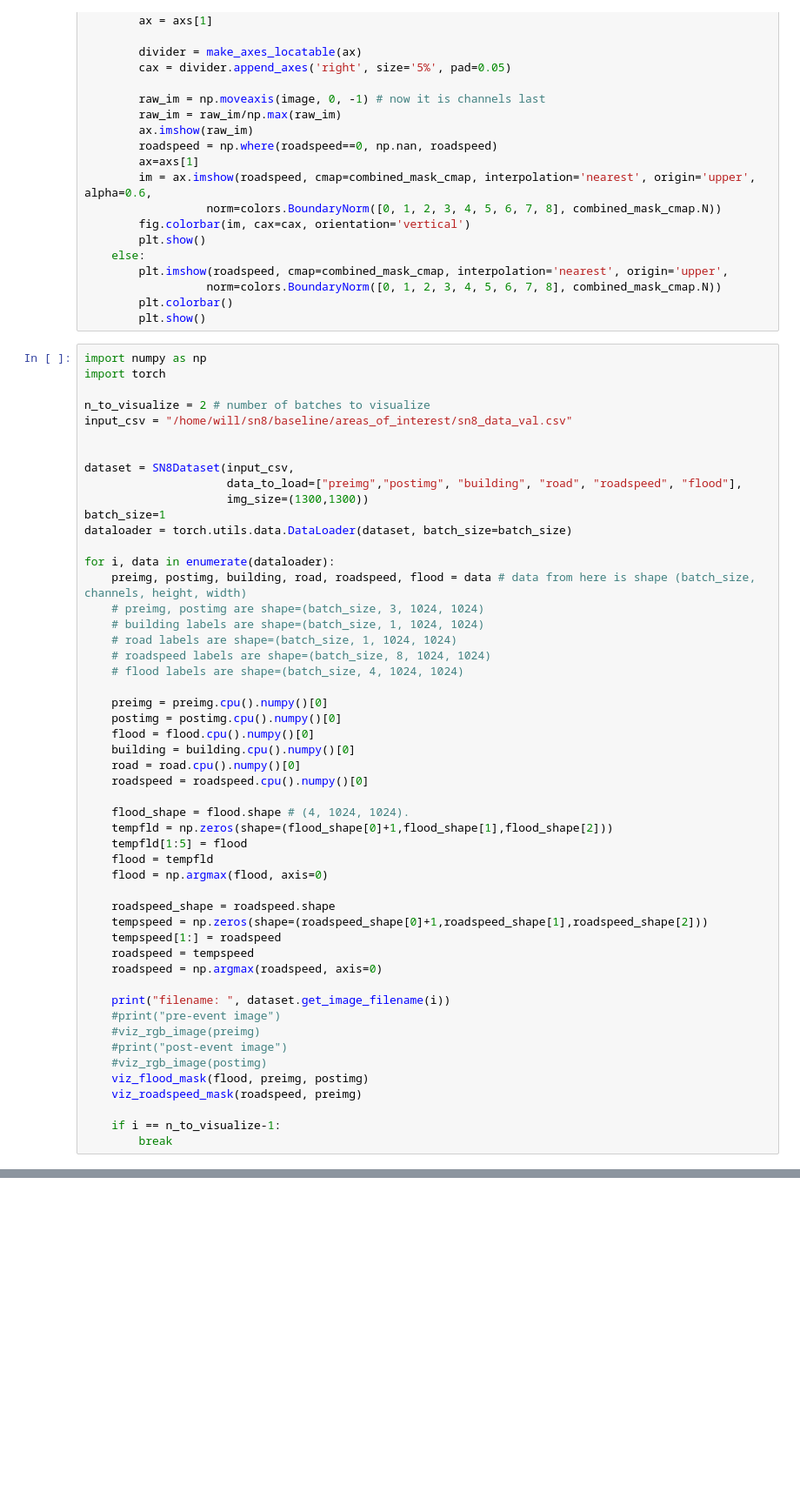
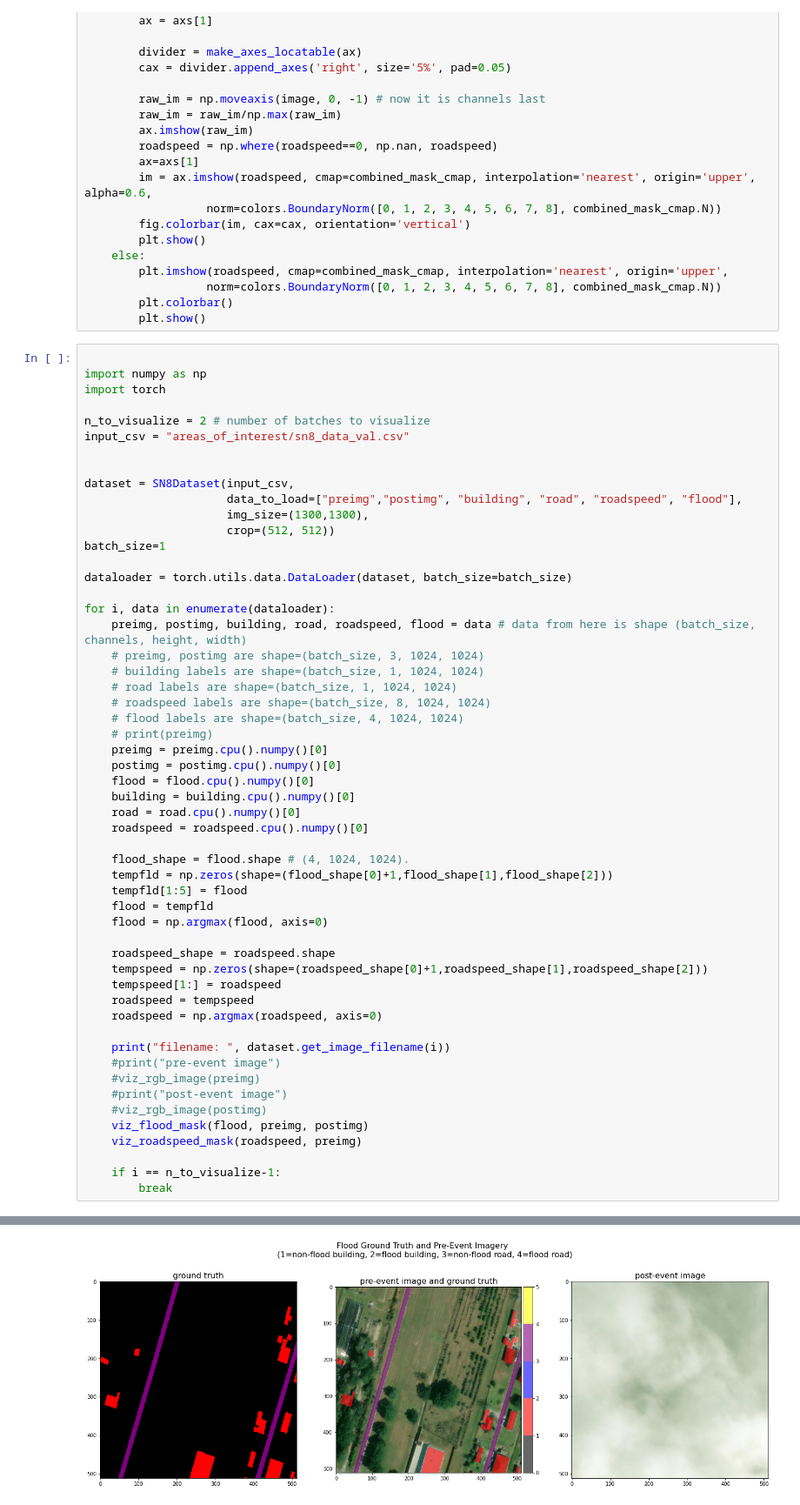
Before and after one commit to SourcedFromWill/SpaceNet8Sub, a Jupyter notebook: visualize_dataset.ipynb, the cells around one changed output, grey strips where cells are left out. Shown at 87% size. Cells and saved outputs as stored; diff of their text form; blank space fills up the shorter version.

Commit message:
crop_working

```diff
--- a/visualize_dataset.ipynb
+++ b/visualize_dataset.ipynb
@@ -80,17 +80,20 @@ def viz_roadspeed_mask(roadspeed, image=None):
         plt.colorbar()
         plt.show()
 # %%
+
 import numpy as np
 import torch
 
 n_to_visualize = 2 # number of batches to visualize
-input_csv = "/home/will/sn8/baseline/areas_of_interest/sn8_data_val.csv"
+input_csv = "areas_of_interest/sn8_data_val.csv"
 
 
 dataset = SN8Dataset(input_csv,
                      data_to_load=["preimg","postimg", "building", "road", "roadspeed", "flood"],
-                     img_size=(1300,1300))
+                     img_size=(1300,1300),
+                     crop=(512, 512))
 batch_size=1
+
 dataloader = torch.utils.data.DataLoader(dataset, batch_size=batch_size)
 
 for i, data in enumerate(dataloader):
@@ -100,7 +103,7 @@ for i, data in enumerate(dataloader):
     # road labels are shape=(batch_size, 1, 1024, 1024)
     # roadspeed labels are shape=(batch_size, 8, 1024, 1024)
     # flood labels are shape=(batch_size, 4, 1024, 1024)
-
+    # print(preimg)
     preimg = preimg.cpu().numpy()[0]
     postimg = postimg.cpu().numpy()[0]
     flood = flood.cpu().numpy()[0]
@@ -130,3 +133,4 @@ for i, data in enumerate(dataloader):
 
     if i == n_to_visualize-1:
         break
+# %% [output]
@@ -132,0 +139 @@ for i, data in enumerate(dataloader):
+[figure, added]
```
Also changed, not shown: parts of 1 cell of this notebook, 2 other files.
